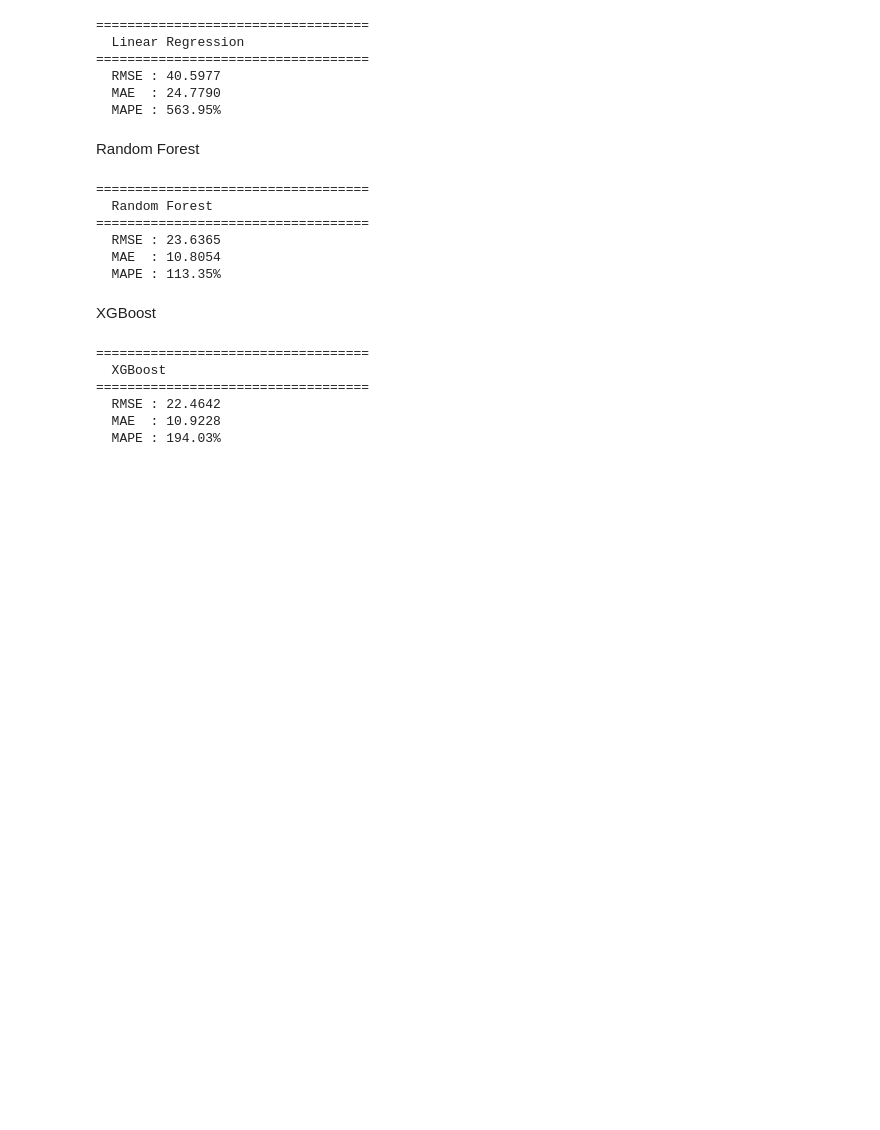
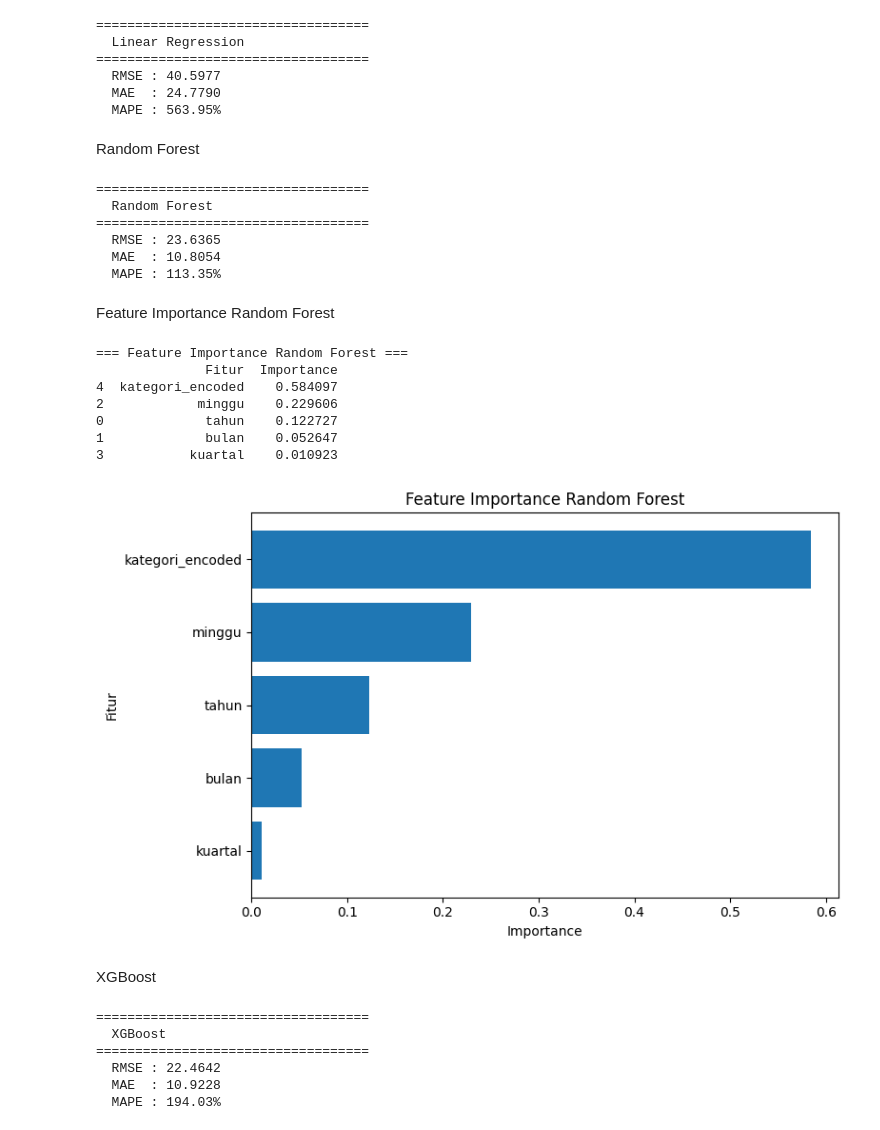
Before and after one commit to HoneysuckleClover/prediksi-permintaan-produk-ecommerce, a Jupyter notebook: notebooks/03_modeling.ipynb, the cells around one changed output. Cells and saved outputs as stored; diff of their text form; code cells hidden in the pictures; blank space fills up the shorter version.

Commit message:
Update code in 03 Modeling : feature important random forest, perbandingan feature important random forest and xgboost

```diff
--- a/notebooks/03_modeling.ipynb
+++ b/notebooks/03_modeling.ipynb
@@ -103,6 +103,52 @@ hasil_rf = evaluasi("Random Forest", y_test, y_pred_rf)
   RMSE : 23.6365
   MAE  : 10.8054
   MAPE : 113.35%
+# %% [markdown]
+Feature Importance Random Forest
+# %%
+import pandas as pd
+import matplotlib.pyplot as plt
+
+rf_importance = pd.DataFrame({
+    'Fitur': X_train.columns,
+    'Importance': rf.feature_importances_
+})
+
+rf_importance = rf_importance.sort_values(
+    by='Importance',
+    ascending=False
+)
+
+print("=== Feature Importance Random Forest ===")
+print(rf_importance)
+
+plt.figure(figsize=(8,5))
+
+plt.barh(
+    rf_importance['Fitur'],
+    rf_importance['Importance']
+)
+
+plt.gca().invert_yaxis()
+
+plt.title('Feature Importance Random Forest')
+plt.xlabel('Importance')
+plt.ylabel('Fitur')
+
+plt.tight_layout()
+
+plt.savefig('../results/feature_importance_rf.png')
+
+plt.show()
+# %% [output]
+=== Feature Importance Random Forest ===
+              Fitur  Importance
+4  kategori_encoded    0.584097
+2            minggu    0.229606
+0             tahun    0.122727
+1             bulan    0.052647
+3           kuartal    0.010923
+[figure, added]
 # %% [markdown]
 XGBoost
 # %%
```
Also changed, not shown: parts of 4 cells of this notebook, 5 other files.
